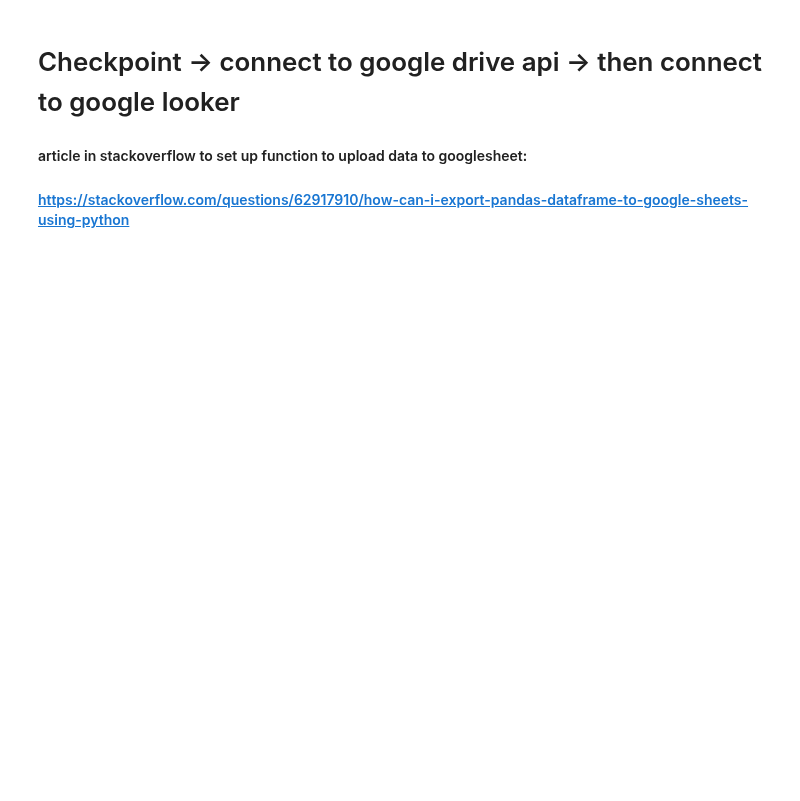
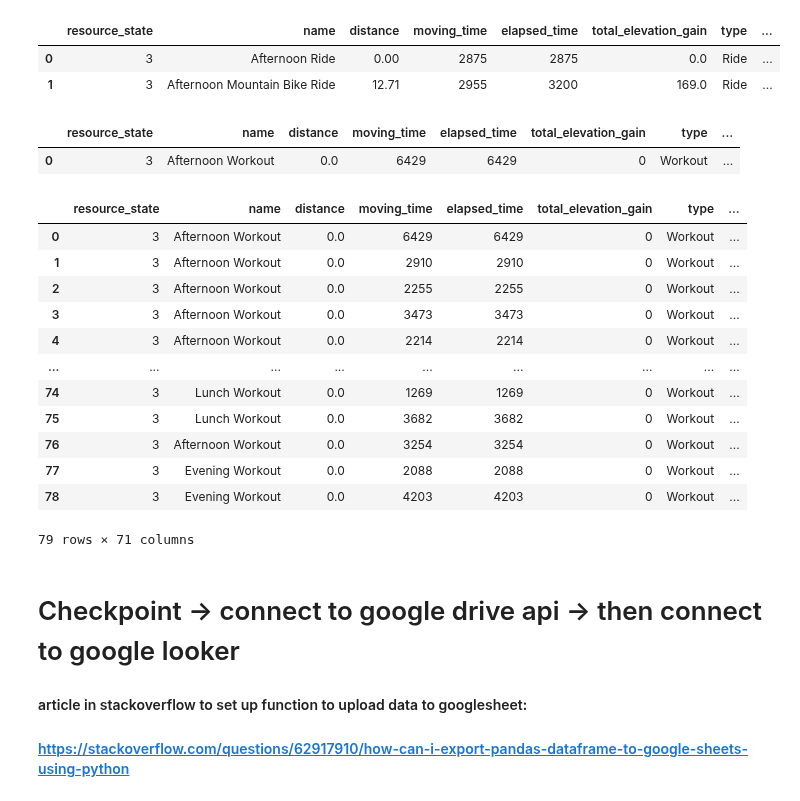
Before and after one commit to ManuelElizaldi/PyStrava, a Jupyter notebook: StravaConnect.ipynb, the cells around one changed output. Cells and saved outputs as stored; diff of their text form; code cells hidden in the pictures; blank space fills up the shorter version.

```diff
--- a/StravaConnect.ipynb
+++ b/StravaConnect.ipynb
@@ -180,6 +244,3 @@ activities_copy[['distance','workout_time_min','average_speed','max_speed','aver
-# %%
-req = requests.get(url = f'https://www.strava.com/api/v3/activities/8633145882?access_token='+access_token)
-req.status_code == 200
 # %%
 # Get detailed view of workouts function:
 # This function will get the data for each workout, if it reaches the API request limit it will stop the process
@@ -236,6 +379,32 @@ functional_workouts_laps
+# %%
+biking_workouts_df = pd.json_normalize(biking_workouts)
+CleanWorkoutdf(biking_workouts_df)
+# %% [output]
+|  | resource_state | name | distance | moving_time | elapsed_time | total_elevation_gain | type | ... |
+| 0 | 3 | Afternoon Ride | 0.00 | 2875 | 2875 | 0.0 | Ride | ... |
+| 1 | 3 | Afternoon Mountain Bike Ride | 12.71 | 2955 | 3200 | 169.0 | Ride | ... |
 # %%
 functional_workouts_df = pd.json_normalize(functional_workouts)
-functional_workouts_df
+functional_workouts_df.head(1)
+# %% [output]
+|  | resource_state | name | distance | moving_time | elapsed_time | total_elevation_gain | type | ... |
+| 0 | 3 | Afternoon Workout | 0.0 | 6429 | 6429 | 0 | Workout | ... |
+# %%
+DescribeWorkoutdf(functional_workouts_df)
+# %% [output]
+|  | resource_state | name | distance | moving_time | elapsed_time | total_elevation_gain | type | ... |
+| 0 | 3 | Afternoon Workout | 0.0 | 6429 | 6429 | 0 | Workout | ... |
+| 1 | 3 | Afternoon Workout | 0.0 | 2910 | 2910 | 0 | Workout | ... |
+| 2 | 3 | Afternoon Workout | 0.0 | 2255 | 2255 | 0 | Workout | ... |
+| 3 | 3 | Afternoon Workout | 0.0 | 3473 | 3473 | 0 | Workout | ... |
+| 4 | 3 | Afternoon Workout | 0.0 | 2214 | 2214 | 0 | Workout | ... |
+| ... | ... | ... | ... | ... | ... | ... | ... | ... |
+| 74 | 3 | Lunch Workout | 0.0 | 1269 | 1269 | 0 | Workout | ... |
+| 75 | 3 | Lunch Workout | 0.0 | 3682 | 3682 | 0 | Workout | ... |
+| 76 | 3 | Afternoon Workout | 0.0 | 3254 | 3254 | 0 | Workout | ... |
+| 77 | 3 | Evening Workout | 0.0 | 2088 | 2088 | 0 | Workout | ... |
+| 78 | 3 | Evening Workout | 0.0 | 4203 | 4203 | 0 | Workout | ... |
+79 rows × 71 columns
 # %%
 functional_workouts_laps = functional_workouts_laps[functional_workouts_laps.activity_id != 8611884034]
 functional_workouts_laps['activity_id'].value_counts()
```
Also changed, not shown: parts of 17 cells of this notebook.
